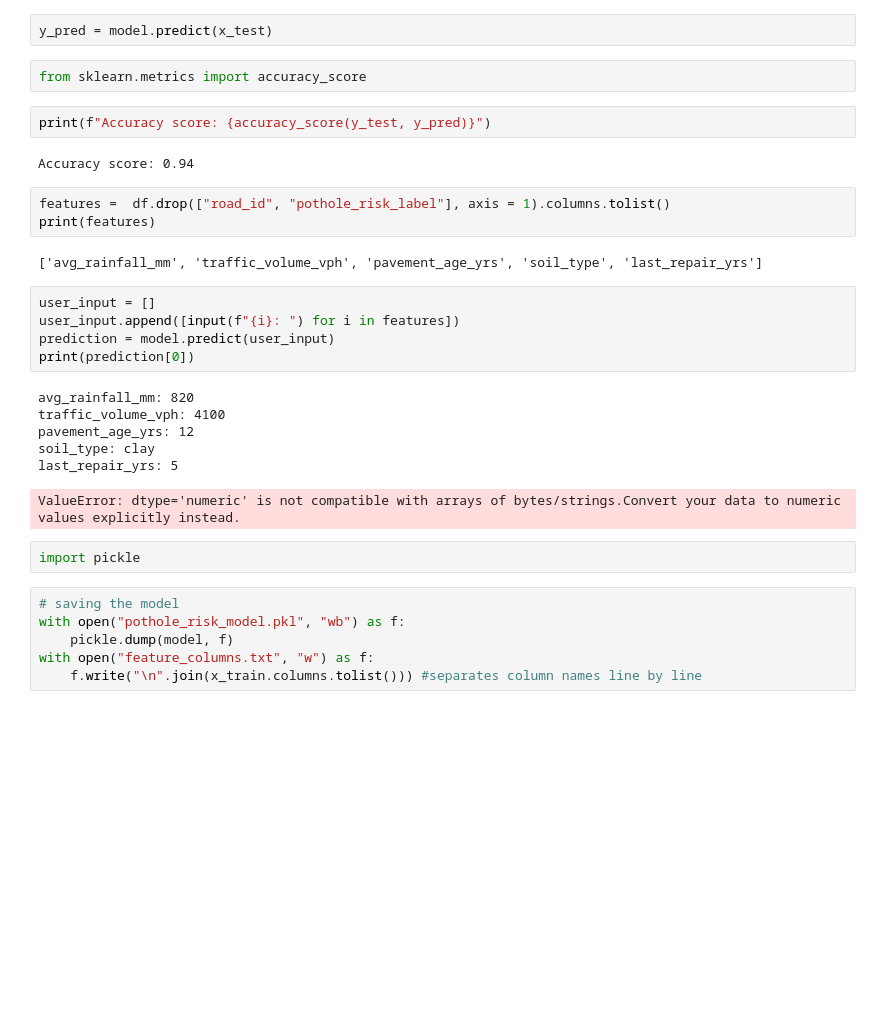
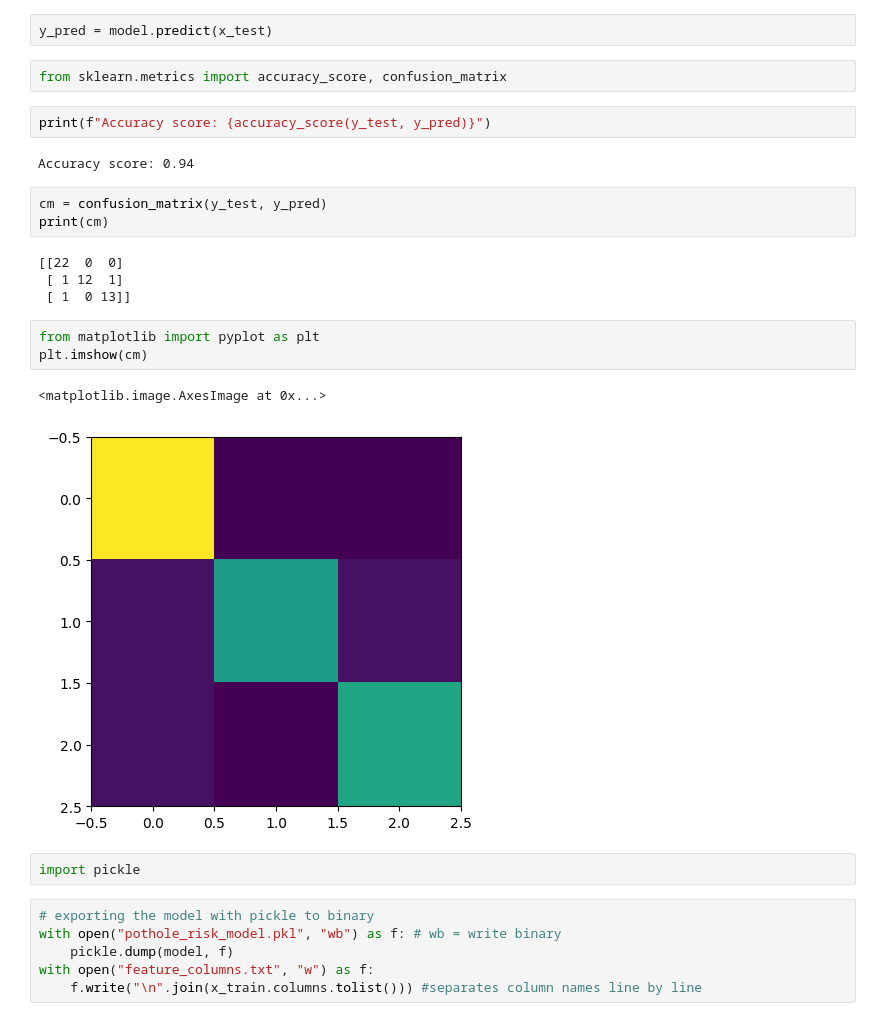
Before and after one commit to fourtysevencode/Cracks-to-Craters, a Jupyter notebook: Notebooks/Pothole-formation-risk-model/model.ipynb, the cells around one changed output. Cells and saved outputs as stored; diff of their text form; blank space fills up the shorter version.

Commit message:
addec confusion matrix

```diff
--- a/Notebooks/Pothole-formation-risk-model/model.ipynb
+++ b/Notebooks/Pothole-formation-risk-model/model.ipynb
@@ -87,33 +87,29 @@ LogisticRegression(max_iter=5000)
 # %%
 y_pred = model.predict(x_test)
 # %%
-from sklearn.metrics import accuracy_score
+from sklearn.metrics import accuracy_score, confusion_matrix
 # %%
 print(f"Accuracy score: {accuracy_score(y_test, y_pred)}")
 # %% [output]
 Accuracy score: 0.94
-# %%
-features =  df.drop(["road_id", "pothole_risk_label"], axis = 1).columns.tolist()
-print(features)
-# %% [output]
-['avg_rainfall_mm', 'traffic_volume_vph', 'pavement_age_yrs', 'soil_type', 'last_repair_yrs']
-# %%
-user_input = []
-user_input.append([input(f"{i}: ") for i in features])
-prediction = model.predict(user_input)
-print(prediction[0])
-# %% [output]
-avg_rainfall_mm: 820
-traffic_volume_vph: 4100
-pavement_age_yrs: 12
-soil_type: clay
-last_repair_yrs: 5
-ValueError: dtype='numeric' is not compatible with arrays of bytes/strings.Convert your data to numeric values explicitly instead.
+# %%
+cm = confusion_matrix(y_test, y_pred)
+print(cm)
+# %% [output]
+[[22  0  0]
+ [ 1 12  1]
+ [ 1  0 13]]
+# %%
+from matplotlib import pyplot as plt
+plt.imshow(cm)
+# %% [output]
+<matplotlib.image.AxesImage at 0x...>
+[figure, added]
 # %%
 import pickle
 # %%
-# saving the model
-with open("pothole_risk_model.pkl", "wb") as f:
+# exporting the model with pickle to binary
+with open("pothole_risk_model.pkl", "wb") as f: # wb = write binary
     pickle.dump(model, f)
 with open("feature_columns.txt", "w") as f:
     f.write("\n".join(x_train.columns.tolist())) #separates column names line by line
```
Also changed, not shown: parts of 1 cell of this notebook, 2 other files.
